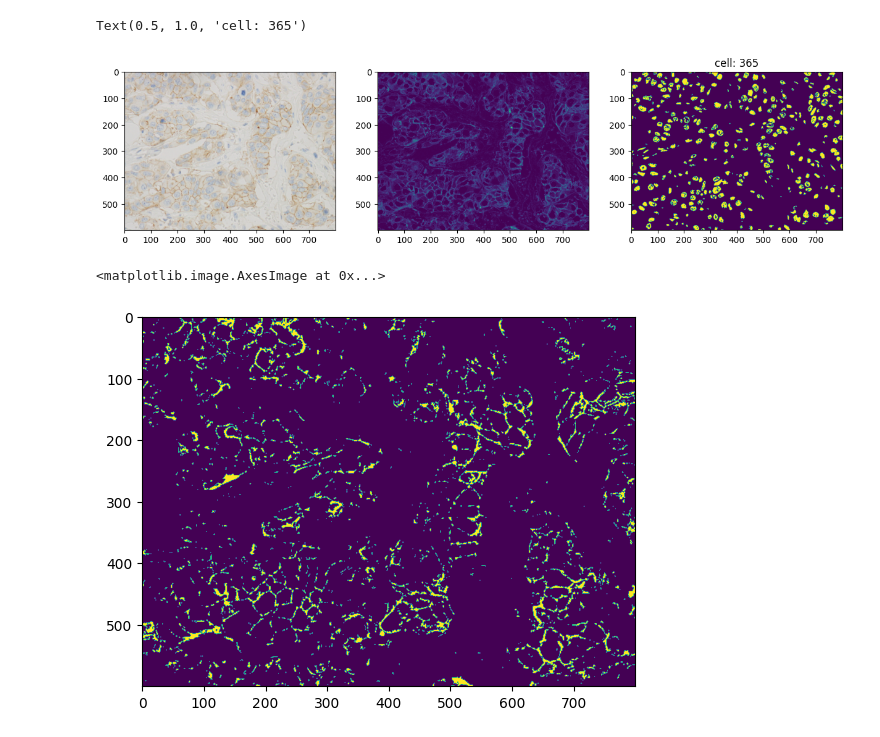
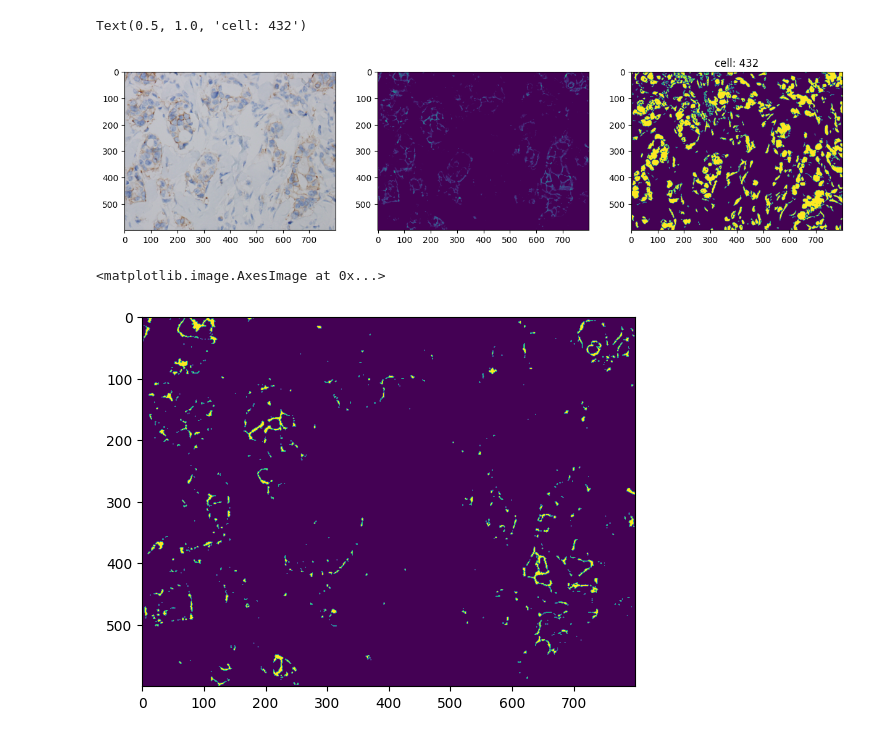
Before and after one commit to Surayuth/her2ml, a Jupyter notebook: notebooks/extract_feat_v3.ipynb, the cells around one changed output. Cells and saved outputs as stored; diff of their text form; code cells hidden in the pictures.

```diff
--- a/notebooks/extract_feat_v3.ipynb
+++ b/notebooks/extract_feat_v3.ipynb
@@ -64,41 +64,41 @@ def count_cell(h_mask, min_area=200):
             h_count += 1
     return h_count
 # %%
-path = "/home/surayuth/her2/Data_Chula/13 Dec 03 HER2 2+ D+/HER2 2+ D+ (1).JPG"
+path = "../Data_Chula/HER2 2+ DISH+ case 01/HER2_2_Pos_DISH  (8).JPG"
 #path = "/home/surayuth/her2/Data_Chula/HER2 2+ DISH+ case 09/17 Jul D Pos (1).JPG"
 img = read_image(path, scale=0.5)
 cont_mask, h_cont_mask = extract_mask(img)
 
 fig, (ax1, ax2, ax3) = plt.subplots(1, 3, figsize=(15, 8))
 ax1.imshow(img)
 ax2.imshow(cont_mask)
 
 prep_h_mask = h_cont_mask > 0.05 #np.round(h_cont_mask / h_cont_mask.max() * 255).astype(np.uint8)
 h, w = prep_h_mask.shape
 analysis = cv2.connectedComponentsWithStats((prep_h_mask).astype(np.uint8),
                                             4,
                                             cv2.CV_32S)
 (totalLabels, label_ids, values, centroid) = analysis
 output = np.zeros_like(label_ids)
 # Loop through each component
 h_count = 0
 for i in range(1, totalLabels):
     area = values[i, cv2.CC_STAT_AREA]
     if (area > 10) and (area < h * w / 100):
         h_count += 1
         output[label_ids == i] = 255
 
 ax3.imshow(output)
 ax3.set_title(f"cell: {h_count}")
 # %% [output]
-Text(0.5, 1.0, 'cell: 365')
+Text(0.5, 1.0, 'cell: 432')
-[figure, old version]
+[figure, new version]
 # %%
 prep_mask = np.round(cont_mask / cont_mask.max() * 255).astype(np.uint8)
 plt.imshow(prep_mask > 50)
 # %% [output]
 <matplotlib.image.AxesImage at 0x...>
-[figure, old version]
+[figure, new version]
 # %%
 # prep_mask = np.round(cont_mask / cont_mask.max() * 255).astype(np.uint8)
 # min_hole = 10
```
Also changed, not shown: parts of 1 cell of this notebook, 1 other file.
